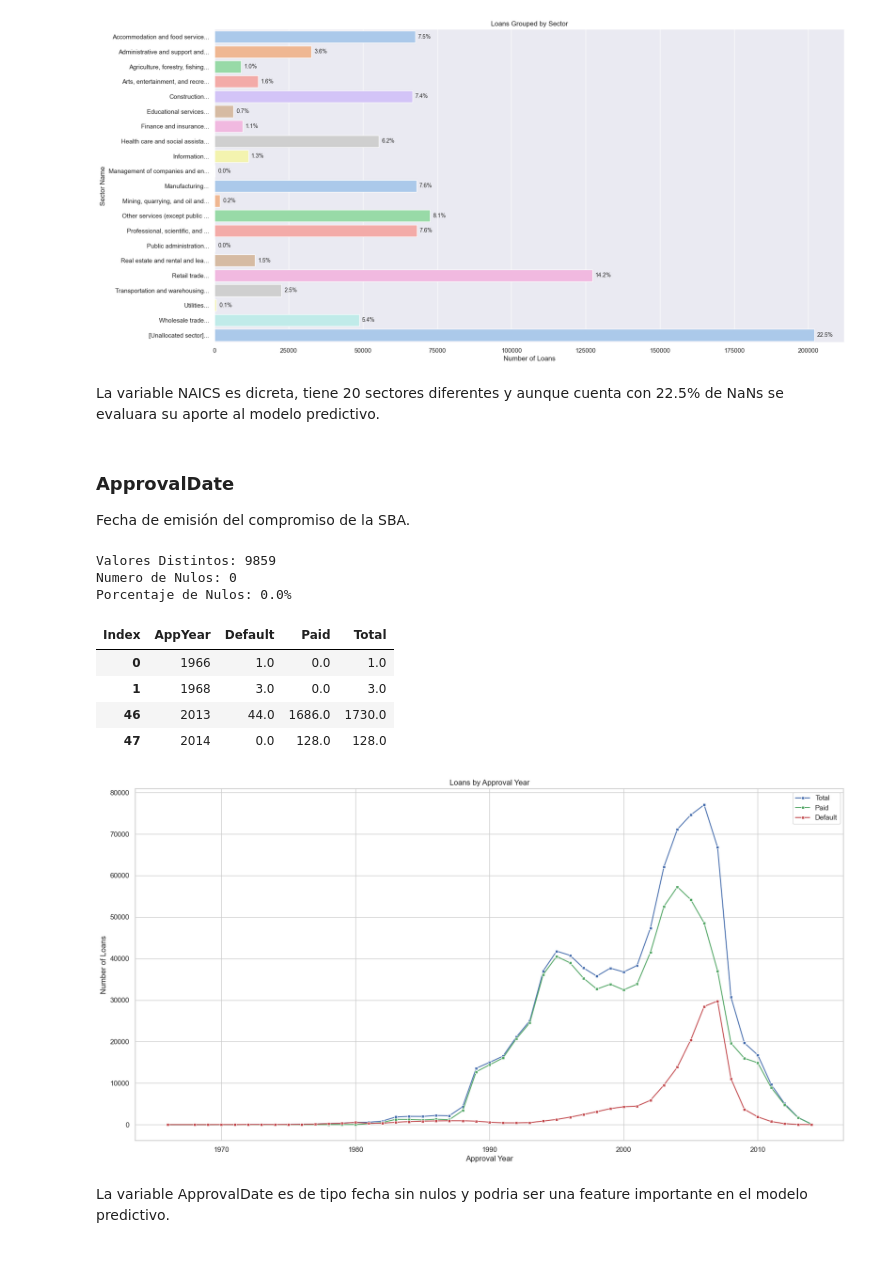
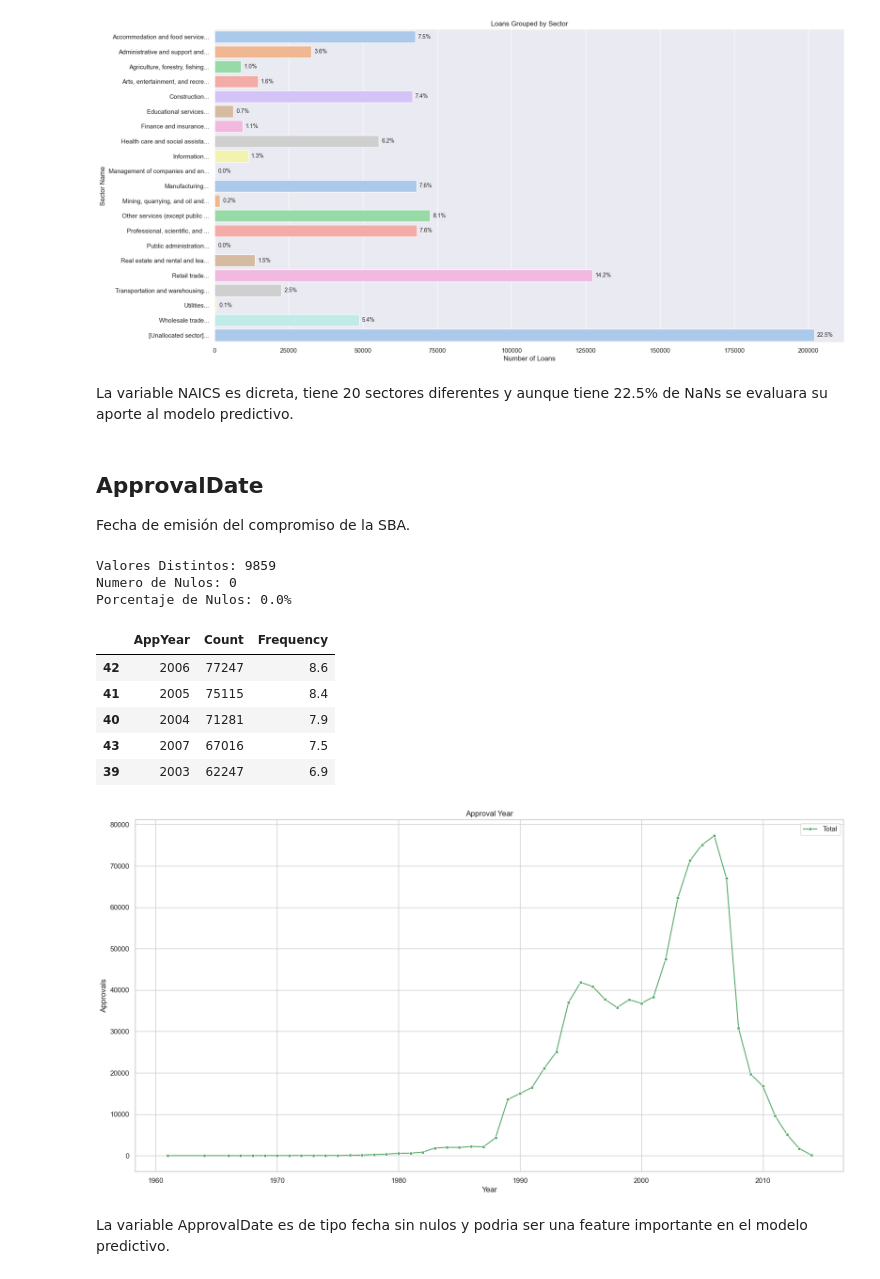
Before and after one commit to Ly-Ax/TFMasterIA, a Jupyter notebook: notebooks/data_exploration.ipynb, the cells around one changed output. Drawn from its saved outputs; the diff is of its cells as text; code cells hidden in the pictures.

```diff
--- a/notebooks/data_exploration.ipynb
+++ b/notebooks/data_exploration.ipynb
@@ -381,9 +377,9 @@ plt.show()
 # %% [output]
 [figure]
 # %% [markdown]
-La variable NAICS es dicreta, tiene 20 sectores diferentes y aunque cuenta con 22.5% de NaNs se evaluara su aporte al modelo predictivo.
+La variable NAICS es dicreta, tiene 20 sectores diferentes y aunque tiene 22.5% de NaNs se evaluara su aporte al modelo predictivo.
 # %% [markdown]
-### ApprovalDate
+## ApprovalDate
 Fecha de emisión del compromiso de la SBA.
 # %%
 nvar = df["ApprovalDate"].nunique()
@@ -413,34 +409,31 @@ df_apdt = df[["ApprovalDate", "MIS_Status"]].copy()
 df_apdt["AppDate"] = pd.to_datetime(df_apdt["ApprovalDate"].apply(calculate_date))
 df_apdt["AppYear"] = df_apdt["AppDate"].dt.year
 
-df_apdt = df_apdt.groupby(["AppYear","MIS_Status"])["AppYear"].count()
-df_apdt = df_apdt.unstack(level=1)
-df_apdt = pd.DataFrame(df_apdt).rename_axis("Index",axis=1).reset_index()
+df_apdt = df_apdt.groupby(["AppYear"])["AppYear"].count()
+df_apdt = df_apdt.rename("Count").reset_index()
+df_apdt = pd.DataFrame(df_apdt)
 
-df_apdt = df_apdt.rename(columns={"CHGOFF":"Default", "P I F":"Paid"})
-df_apdt = df_apdt.fillna(0)
-df_apdt["Total"] = df_apdt["Default"] + df_apdt["Paid"]
-df_apdt.iloc[[0,1,-2,-1],:]
+df_apdt["Frequency"] = round((df_apdt["Count"] / df_apdt["Count"].sum()) * 100, 1)
+df_apdt.sort_values("Count", ascending=False).head()
 # %% [output]
-| Index | AppYear | Default | Paid | Total |
-| 0 | 1966 | 1.0 | 0.0 | 1.0 |
-| 1 | 1968 | 3.0 | 0.0 | 3.0 |
-| 46 | 2013 | 44.0 | 1686.0 | 1730.0 |
-| 47 | 2014 | 0.0 | 128.0 | 128.0 |
+|  | AppYear | Count | Frequency |
+| 42 | 2006 | 77247 | 8.6 |
+| 41 | 2005 | 75115 | 8.4 |
+| 40 | 2004 | 71281 | 7.9 |
+| 43 | 2007 | 67016 | 7.5 |
+| 39 | 2003 | 62247 | 6.9 |
 # %%
 plt.figure(figsize=(20,10))
 sns.set_style("whitegrid")
-sns.lineplot(data=df_apdt, x="AppYear", y="Total", label="Total", color="b", linewidth=1.5, linestyle="-", marker="s", markersize=4)
-sns.lineplot(data=df_apdt, x="AppYear", y="Paid", label="Paid", color="g", linewidth=1.5, linestyle="-", marker="s", markersize=4)
-sns.lineplot(data=df_apdt, x="AppYear", y="Default", label="Default", color="r", linewidth=1.5, linestyle="-", marker="s", markersize=4)
+sns.lineplot(data=df_apdt, x="AppYear", y="Count", label="Total", color="g", linewidth=1.5, linestyle="-", marker="s", markersize=4)
 
-plt.title("Loans by Approval Year")
-plt.xlabel("Approval Year")
-plt.ylabel("Number of Loans")
+plt.title("Approval Year")
+plt.xlabel("Year")
+plt.ylabel("Approvals")
 plt.legend()
 plt.show()
 # %% [output]
-[figure, old version]
+[figure, new version]
 # %% [markdown]
 La variable ApprovalDate es de tipo fecha sin nulos y podria ser una feature importante en el modelo predictivo.
 # %% [markdown]
```
Also changed, not shown: parts of 65 cells of this notebook, 1 other file.
